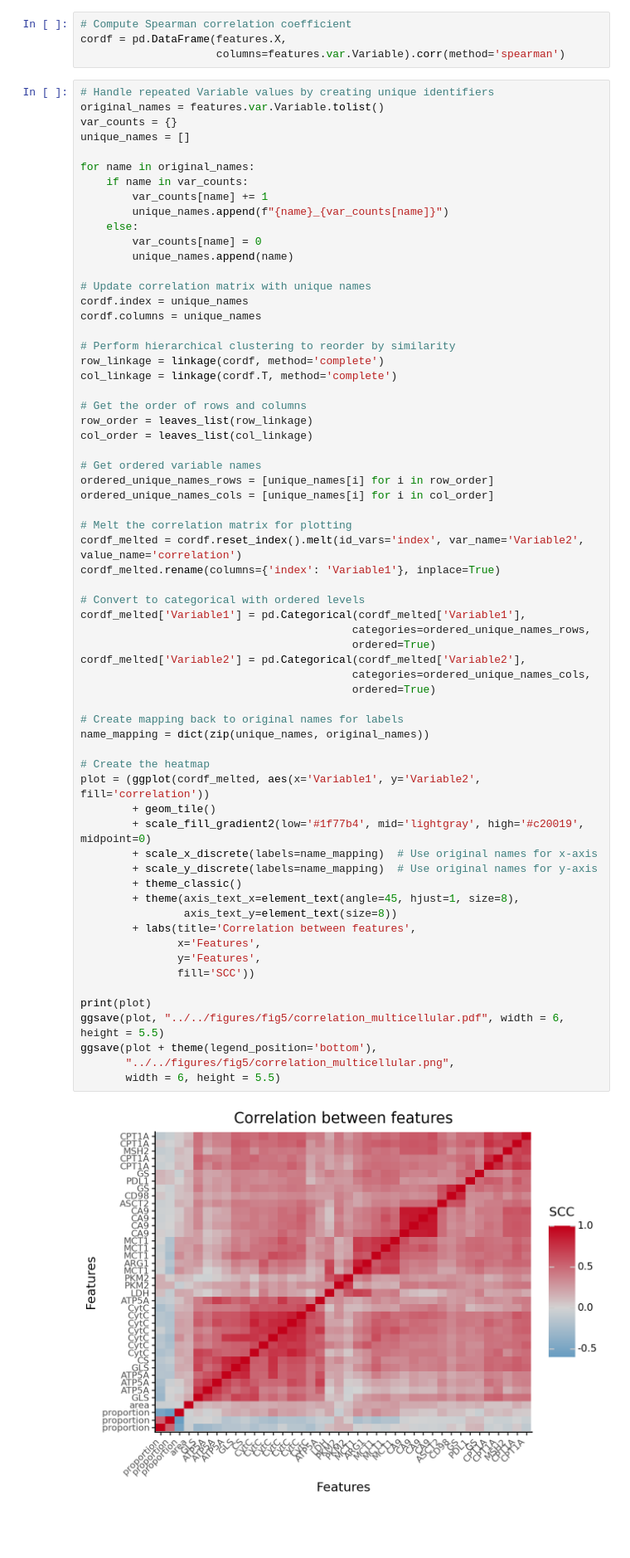
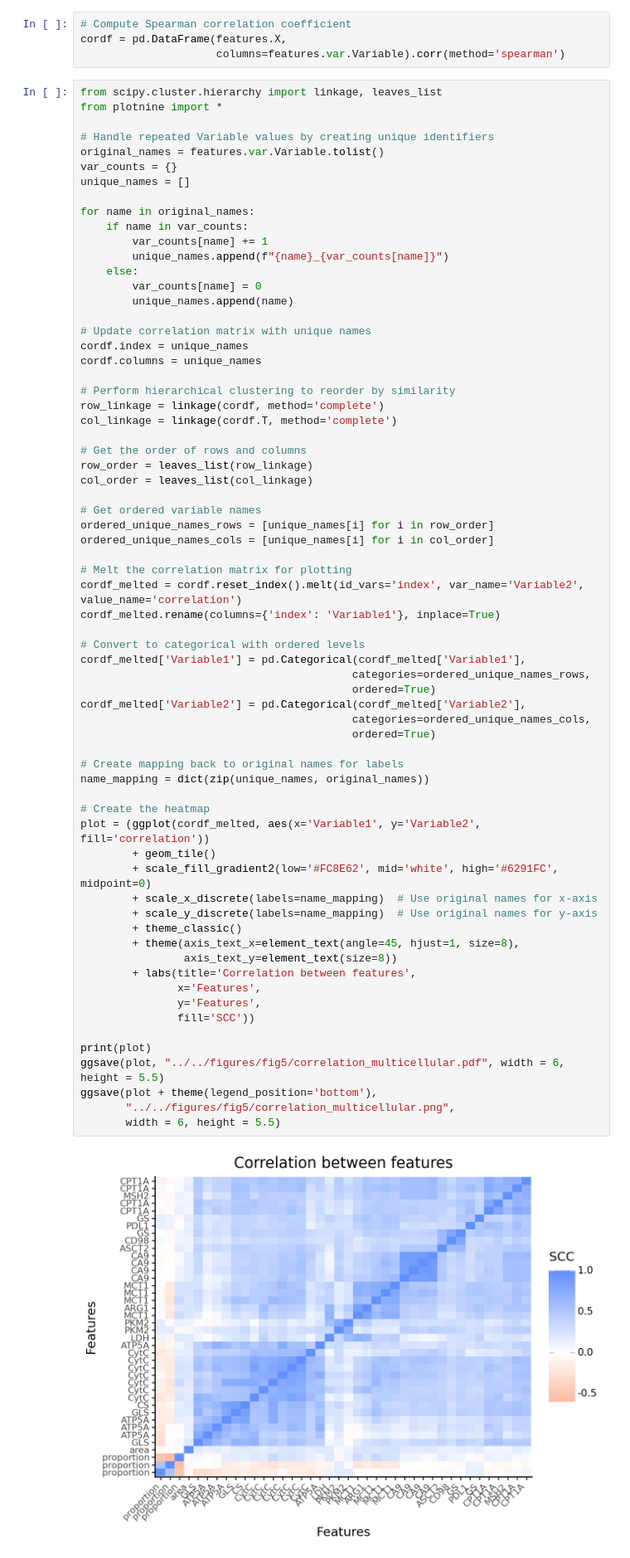
Before and after one commit to HartmannLab/MIBI-Analysis_Hamburg_CRC_TMA_2024, a Jupyter notebook: notebooks/multicellular/NetworkCellType.ipynb, the cells around one changed output. Shown: that part at 83% size. Saved outputs shown, nothing was run; the diff lists cells and outputs as text; blank space fills up the shorter version.

```diff
--- a/notebooks/multicellular/NetworkCellType.ipynb
+++ b/notebooks/multicellular/NetworkCellType.ipynb
@@ -847,6 +847,9 @@ Best model for Endothelial_cell vs Epithelial_cell: n_estimators = 15.0, max_dep
 cordf = pd.DataFrame(features.X,
                      columns=features.var.Variable).corr(method='spearman')
 # %%
+from scipy.cluster.hierarchy import linkage, leaves_list
+from plotnine import *
+
 # Handle repeated Variable values by creating unique identifiers
 original_names = features.var.Variable.tolist()
 var_counts = {}
@@ -883,35 +886,35 @@ cordf_melted.rename(columns={'index': 'Variable1'}, inplace=True)
 # Convert to categorical with ordered levels
 cordf_melted['Variable1'] = pd.Categorical(cordf_melted['Variable1'],
                                           categories=ordered_unique_names_rows,
                                           ordered=True)
 cordf_melted['Variable2'] = pd.Categorical(cordf_melted['Variable2'],
                                           categories=ordered_unique_names_cols,
                                           ordered=True)
 
 # Create mapping back to original names for labels
 name_mapping = dict(zip(unique_names, original_names))
 
 # Create the heatmap
 plot = (ggplot(cordf_melted, aes(x='Variable1', y='Variable2', fill='correlation'))
         + geom_tile()
-        + scale_fill_gradient2(low='#1f77b4', mid='lightgray', high='#c20019', midpoint=0)
+        + scale_fill_gradient2(low='#FC8E62', mid='white', high='#6291FC', midpoint=0)
         + scale_x_discrete(labels=name_mapping)  # Use original names for x-axis
         + scale_y_discrete(labels=name_mapping)  # Use original names for y-axis
         + theme_classic()
         + theme(axis_text_x=element_text(angle=45, hjust=1, size=8),
                 axis_text_y=element_text(size=8))
         + labs(title='Correlation between features',
                x='Features',
                y='Features',
                fill='SCC'))
 
 print(plot)
 ggsave(plot, "../../figures/fig5/correlation_multicellular.pdf", width = 6, height = 5.5)
 ggsave(plot + theme(legend_position='bottom'),
        "../../figures/fig5/correlation_multicellular.png",
        width = 6, height = 5.5)
 # %% [output]
-[figure, old version]
+[figure, new version]
 # %%
 # Cell type legend
 
```
Also changed, not shown: 1 other file.
